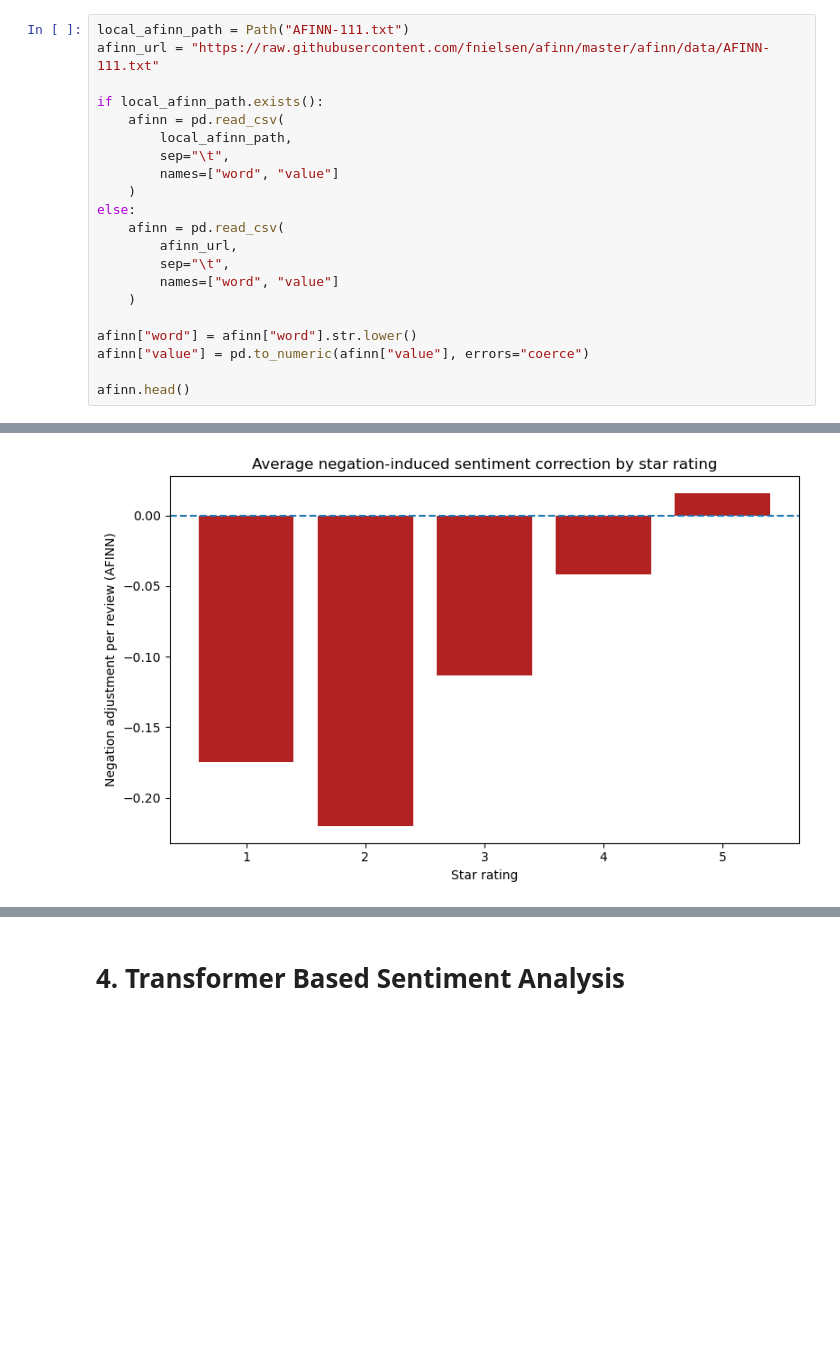
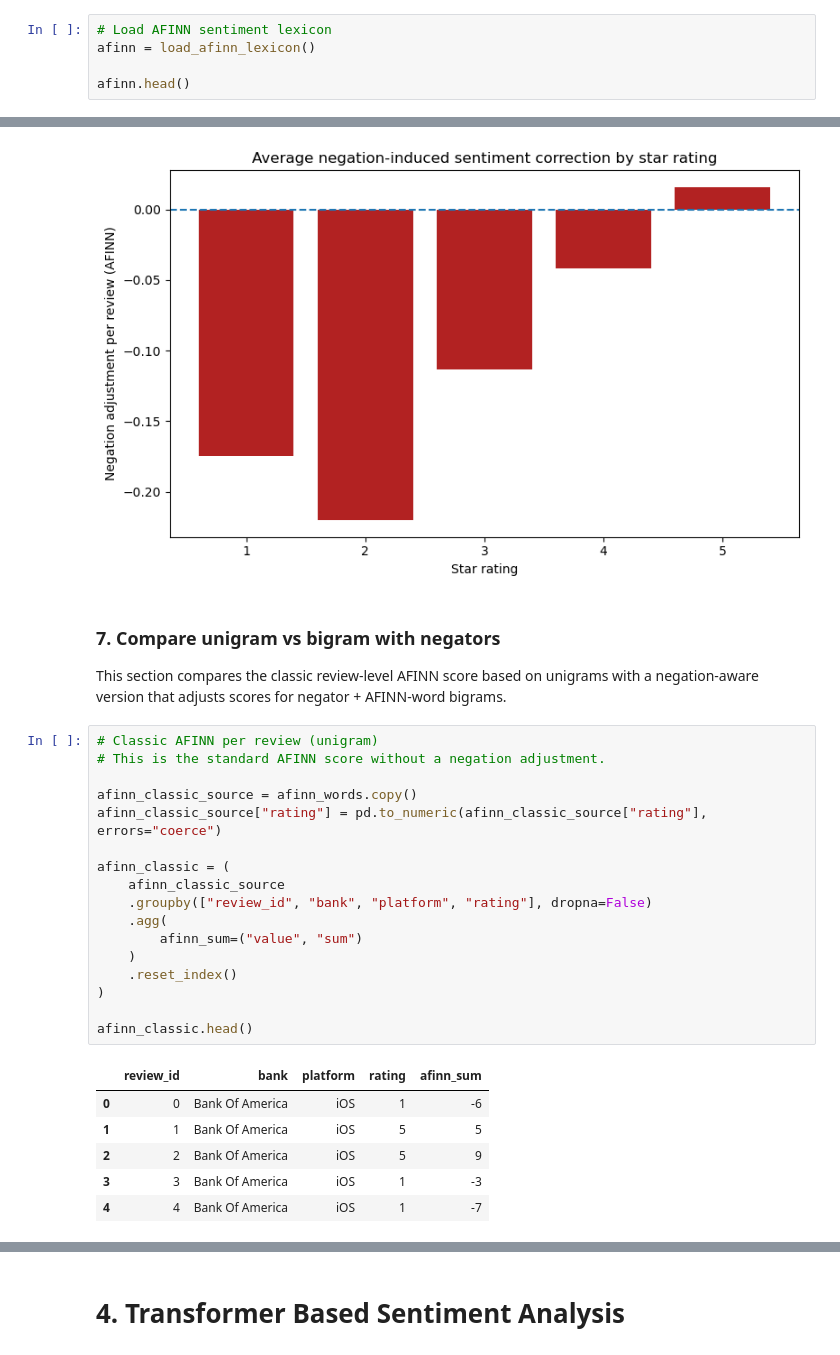
Before and after one commit to dpchi12/sentiment-analysis-for-banks-mobile-app-review, a Jupyter notebook: Model (old data)/old_approach_sentiment_analysis.ipynb, the cells around one changed output, grey strips where cells are left out. Cells and saved outputs as stored; diff of their text form; blank space fills up the shorter version.

```diff
--- a/Model (old data)/old_approach_sentiment_analysis.ipynb
+++ b/Model (old data)/old_approach_sentiment_analysis.ipynb
@@ -525,24 +634,8 @@ plt.show()
 # %% [markdown]
 ### AFINN
 # %%
-local_afinn_path = Path("AFINN-111.txt")
-afinn_url = "https://raw.githubusercontent.com/fnielsen/afinn/master/afinn/data/AFINN-111.txt"
-
-if local_afinn_path.exists():
-    afinn = pd.read_csv(
-        local_afinn_path,
-        sep="\t",
-        names=["word", "value"]
-    )
-else:
-    afinn = pd.read_csv(
-        afinn_url,
-        sep="\t",
-        names=["word", "value"]
-    )
-
-afinn["word"] = afinn["word"].str.lower()
-afinn["value"] = pd.to_numeric(afinn["value"], errors="coerce")
+# Load AFINN sentiment lexicon
+afinn = load_afinn_lexicon()
 
 afinn.head()
 # %% [output]
@@ -1367,3 +1404,31 @@ plt.tight_layout()
 plt.show()
 # %% [output]
 [figure]
+# %% [markdown]
+### 7. Compare unigram vs bigram with negators
+
+This section compares the classic review-level AFINN score based on unigrams with a negation-aware version that adjusts scores for negator + AFINN-word bigrams.
+# %%
+# Classic AFINN per review (unigram)
+# This is the standard AFINN score without a negation adjustment.
+
+afinn_classic_source = afinn_words.copy()
+afinn_classic_source["rating"] = pd.to_numeric(afinn_classic_source["rating"], errors="coerce")
+
+afinn_classic = (
+    afinn_classic_source
+    .groupby(["review_id", "bank", "platform", "rating"], dropna=False)
+    .agg(
+        afinn_sum=("value", "sum")
+    )
+    .reset_index()
+)
+
+afinn_classic.head()
+# %% [output]
+|  | review_id | bank | platform | rating | afinn_sum |
+| 0 | 0 | Bank Of America | iOS | 1 | -6 |
+| 1 | 1 | Bank Of America | iOS | 5 | 5 |
+| 2 | 2 | Bank Of America | iOS | 5 | 9 |
+| 3 | 3 | Bank Of America | iOS | 1 | -3 |
+| 4 | 4 | Bank Of America | iOS | 1 | -7 |
```
Also changed, not shown: parts of 18 cells of this notebook.
